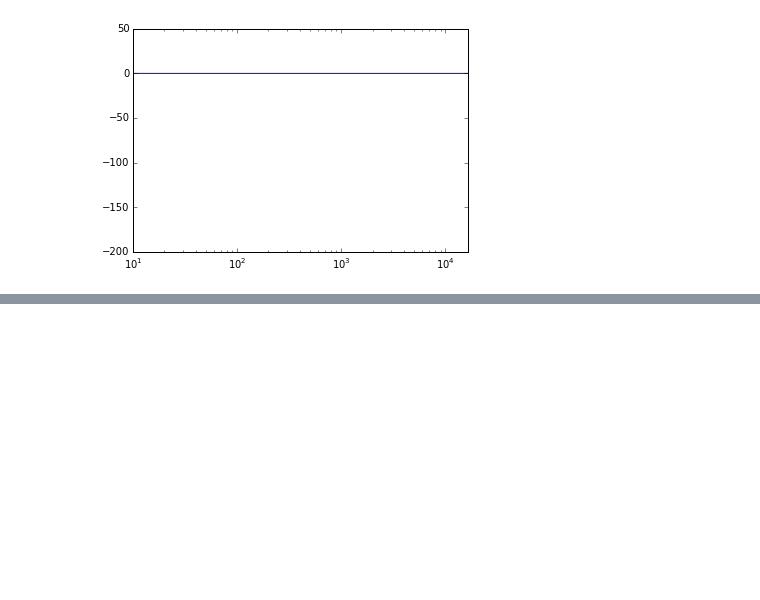
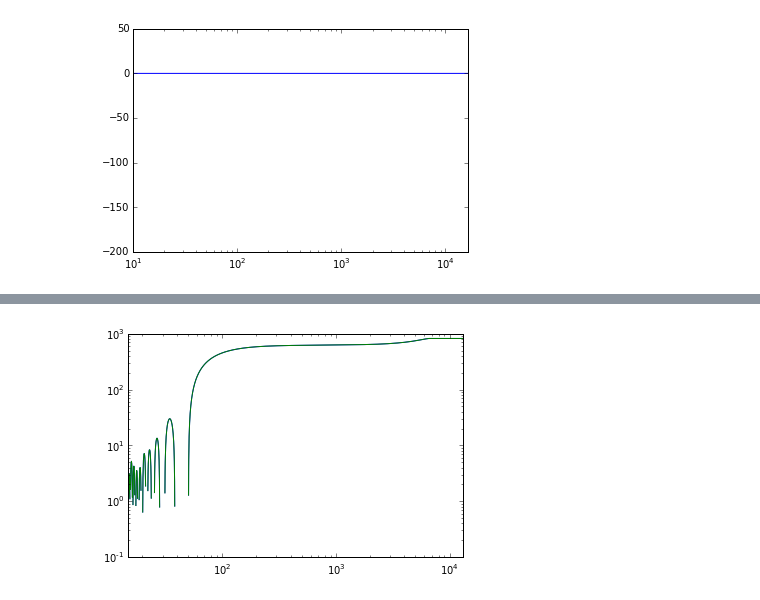
Before and after one commit to prayush/nsbh_tidal, a Jupyter notebook: LAL/LackeyLALTest.ipynb, the cells around one changed output, grey strips where cells are left out. Saved outputs shown, nothing was run; the diff lists cells and outputs as text; code cells hidden in the pictures; blank space fills up the shorter version.

```diff
--- a/LAL/LackeyLALTest.ipynb
+++ b/LAL/LackeyLALTest.ipynb
@@ -467,0 +491,8 @@ psiT, DpsiT -1.26987534248 -113.359286298
+# %%
+phiPy = unwrap(angle(hPy))
+phiLAL = unwrap(angle(hLAL))
+loglog(fPy, phiPy)
+loglog(fLAL, phiLAL)
+xlim([15, fPy[-1]]);
+# %% [output]
+[figure, added]
```
Also changed, not shown: parts of 22 cells of this notebook, 1 other file.
